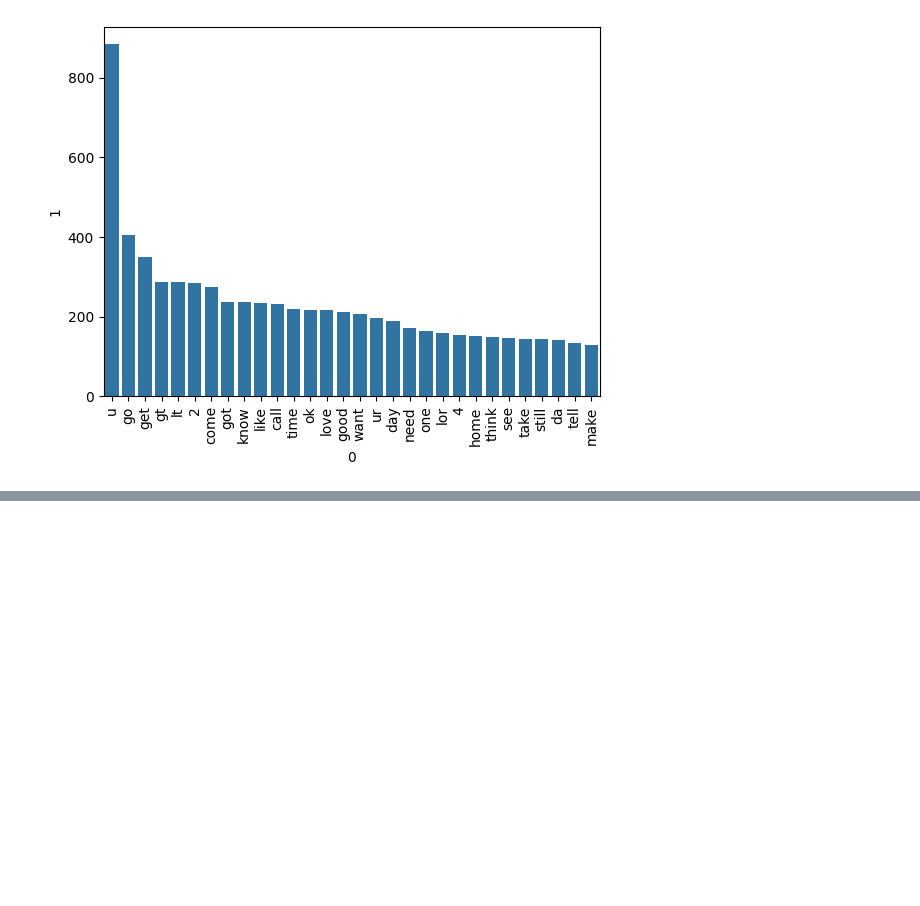
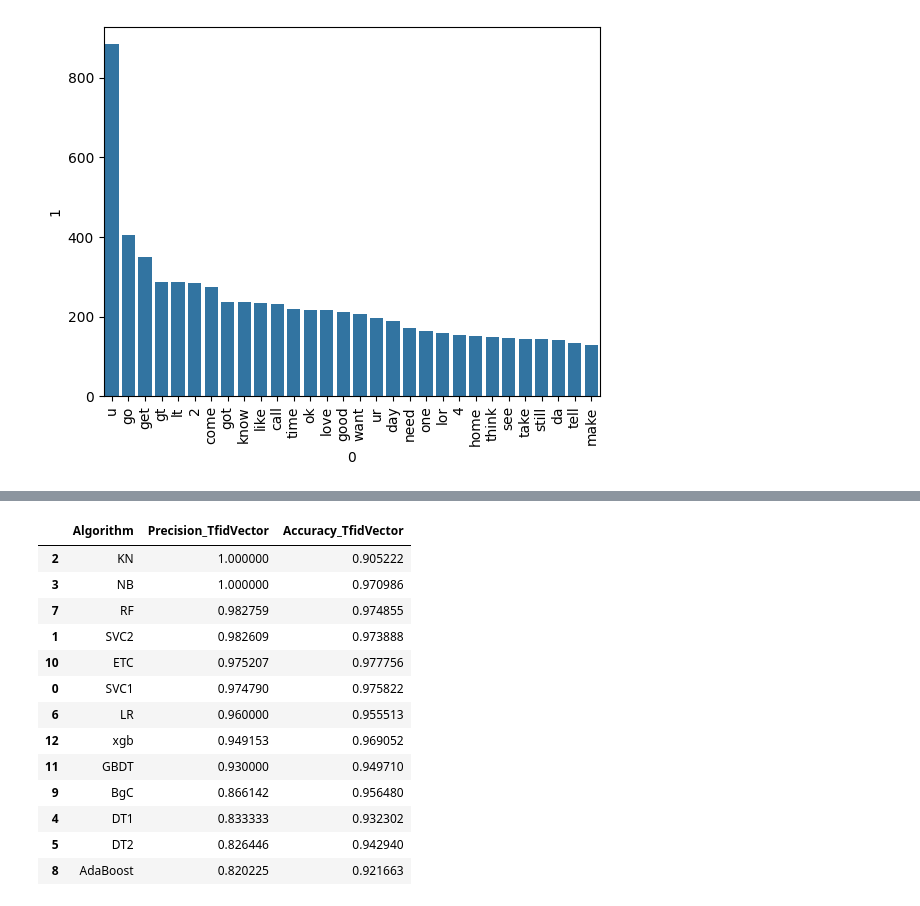
Before and after one commit to HarshGupta4511/ML-Projects, a Jupyter notebook: Spam_detection.ipynb, the cells around one changed output, grey strips where cells are left out. Saved outputs shown, nothing was run; the diff lists cells and outputs as text; code cells hidden in the pictures; blank space fills up the shorter version.

```diff
--- a/Spam_detection.ipynb
+++ b/Spam_detection.ipynb
@@ -591,0 +665,17 @@ Successfully installed xgboost-3.2.0
+# %%
+temp_df
+# %% [output]
+|  | Algorithm | Precision_TfidVector | Accuracy_TfidVector |
+| 2 | KN | 1.000000 | 0.905222 |
+| 3 | NB | 1.000000 | 0.970986 |
+| 7 | RF | 0.982759 | 0.974855 |
+| 1 | SVC2 | 0.982609 | 0.973888 |
+| 10 | ETC | 0.975207 | 0.977756 |
+| 0 | SVC1 | 0.974790 | 0.975822 |
+| 6 | LR | 0.960000 | 0.955513 |
+| 12 | xgb | 0.949153 | 0.969052 |
+| 11 | GBDT | 0.930000 | 0.949710 |
+| 9 | BgC | 0.866142 | 0.956480 |
+| 4 | DT1 | 0.833333 | 0.932302 |
+| 5 | DT2 | 0.826446 | 0.942940 |
+| 8 | AdaBoost | 0.820225 | 0.921663 |
```
Also changed, not shown: parts of 36 cells of this notebook.
